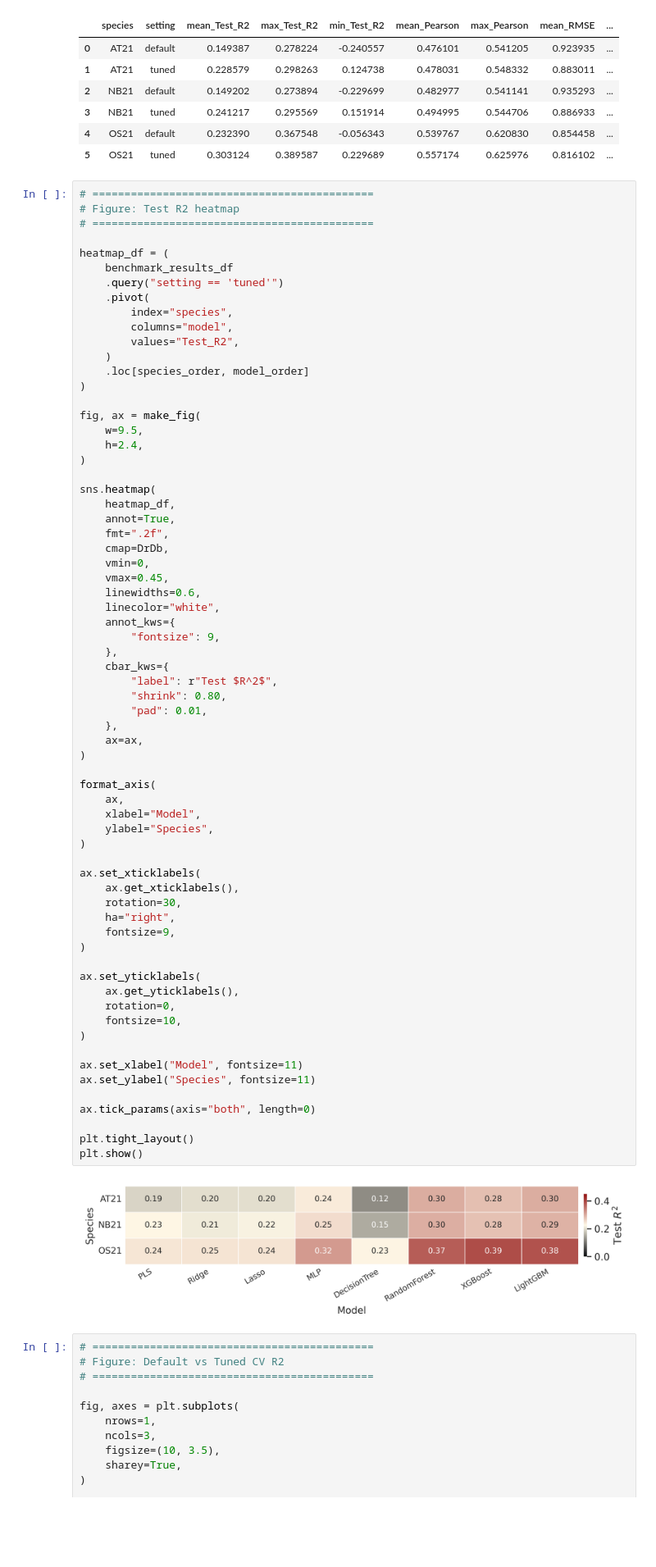
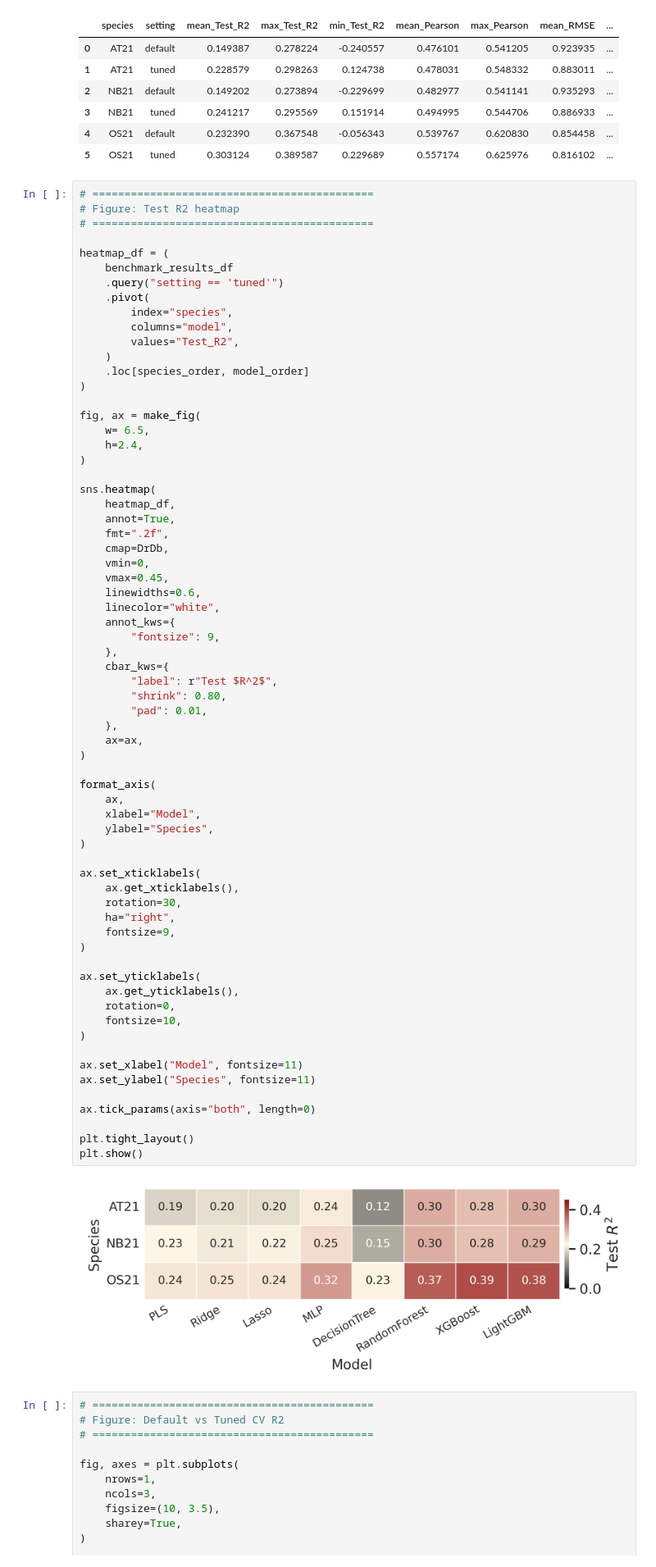
Before and after one commit to ih-11/regression, a Jupyter notebook: notebooks/benchmark_plot.ipynb, the cells around one changed output. Shown at 82% size. Drawn from its saved outputs; the diff is of its cells as text; blank space fills up the shorter version.

```diff
--- a/notebooks/benchmark_plot.ipynb
+++ b/notebooks/benchmark_plot.ipynb
@@ -576,7 +576,7 @@ heatmap_df = (
 )
 
 fig, ax = make_fig(
-    w=9.5,
+    w= 6.5,
     h=2.4,
 )
 
@@ -600,34 +600,34 @@ sns.heatmap(
     ax=ax,
 )
 
 format_axis(
     ax,
     xlabel="Model",
     ylabel="Species",
 )
 
 ax.set_xticklabels(
     ax.get_xticklabels(),
     rotation=30,
     ha="right",
     fontsize=9,
 )
 
 ax.set_yticklabels(
     ax.get_yticklabels(),
     rotation=0,
     fontsize=10,
 )
 
 ax.set_xlabel("Model", fontsize=11)
 ax.set_ylabel("Species", fontsize=11)
 
 ax.tick_params(axis="both", length=0)
 
 plt.tight_layout()
 plt.show()
 # %% [output]
-[figure, old version]
+[figure, new version]
 # %%
 # ============================================
 # Figure: Default vs Tuned CV R2
```
